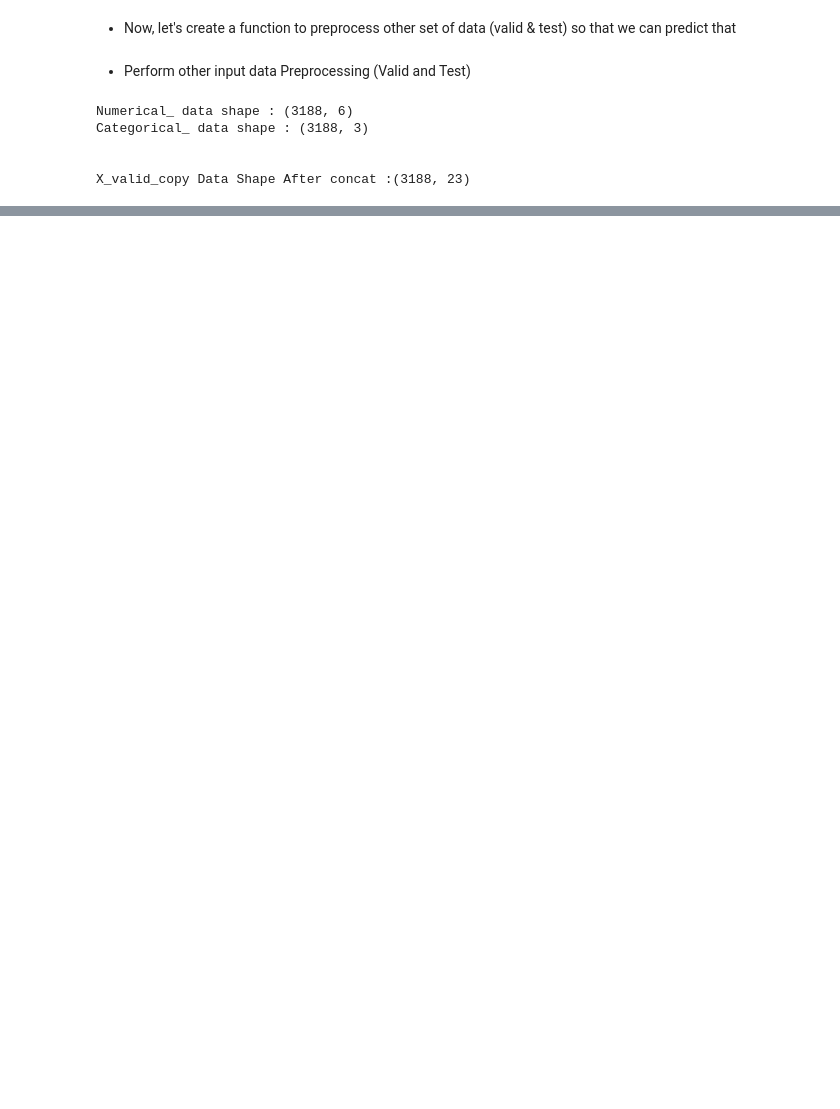
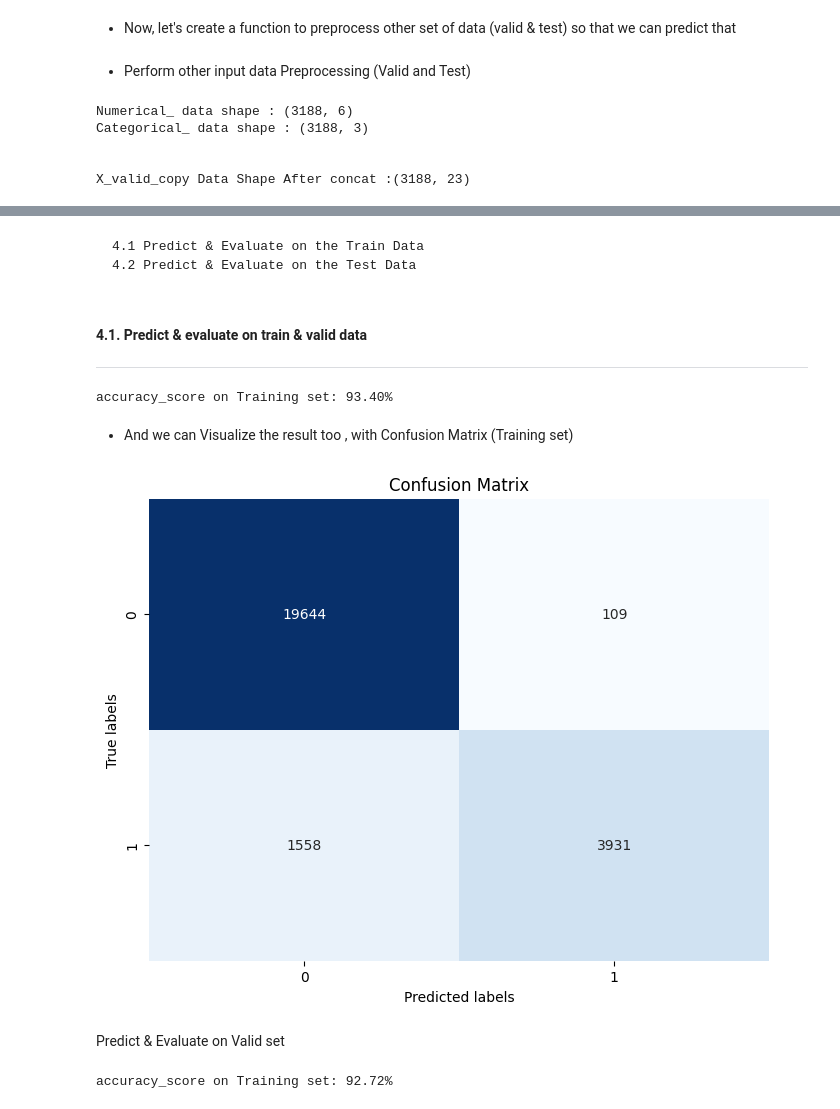
Before and after one commit to Cakurniawan/pacmann-intro-ml, a Jupyter notebook: mentoring-3/Mentoring_03_Candra_kurniawan.ipynb, the cells around one changed output, grey strips where cells are left out. Saved outputs shown, nothing was run; the diff lists cells and outputs as text; code cells hidden in the pictures; blank space fills up the shorter version.

````diff
--- a/mentoring-3/Mentoring_03_Candra_kurniawan.ipynb
+++ b/mentoring-3/Mentoring_03_Candra_kurniawan.ipynb
@@ -1272,0 +1605,15 @@ X_test_copy Data Shape After concat :(3188, 23)
+# %%
+####################################################
+# Perform GridSearchCV for Adaboost model
+# return the results as reg_adaboost
+
+####################################################
+
+reg_adaboost = GridSearchCV(estimator=AdaBoostClassifier(),
+                       param_grid={'n_estimators': [50, 100, 150],
+                                   'learning_rate': [0.01, 0.1, 1]},
+                       cv=10,
+                       scoring='accuracy',
+                       return_train_score=True)
+
+reg_adaboost.fit(X_train_clean, y_train_dropped)
@@ -1272,0 +1684,4 @@ X_test_copy Data Shape After concat :(3188, 23)
+# %%
+# Assuming reg_best is your best estimator obtained from GridSearchCV
+# reg_best claimed from reg_dt (Decision Tree Classifier)
+reg_best = reg_dt.best_estimator_
@@ -1272,0 +1691,49 @@ X_test_copy Data Shape After concat :(3188, 23)
+# %% [markdown]
+```
+4.1 Predict & Evaluate on the Train Data
+4.2 Predict & Evaluate on the Test Data
+```
+# %% [markdown]
+#### 4.1. Predict & evaluate on train & valid data
+---
+# %%
+# Predicting on Training set
+y_train_pred = reg_best.predict(X_train_clean_copy)
+# %%
+# Calculate the accuracy of the model on the training set
+train_accuracy = accuracy_score(y_train_dropped, y_train_pred) * 100
+
+print("accuracy_score on Training set: {:.2f}%".format(train_accuracy))
+# %% [output]
+accuracy_score on Training set: 93.40%
+# %% [markdown]
+- And we can Visualize the result too , with Confusion Matrix (Training set)
+# %%
+from sklearn.metrics import confusion_matrix
+import matplotlib.pyplot as plt
+import seaborn as sns
+
+# Calculate the confusion matrix
+cm = confusion_matrix(y_train_dropped, y_train_pred)
+
+# Create a heatmap for the confusion matrix
+plt.figure(figsize=(8, 6))
+sns.heatmap(cm, annot=True, cmap='Blues', fmt='g', cbar=False)
+plt.xlabel('Predicted labels')
+plt.ylabel('True labels')
+plt.title('Confusion Matrix')
+plt.show()
+# %% [output]
+[figure, added]
+# %% [markdown]
+Predict & Evaluate on Valid set
+# %%
+# Predicting on Valid set
+y_valid_pred = reg_best.predict(X_valid_clean)
+
+# Calculate the accuracy of the model on the validation set
+valid_accuracy = accuracy_score(y_valid, y_valid_pred) * 100
+
+print("accuracy_score on Training set: {:.2f}%".format(valid_accuracy))
+# %% [output]
+accuracy_score on Training set: 92.72%
````
Also changed, not shown: parts of 51 cells of this notebook, 3 other files.
